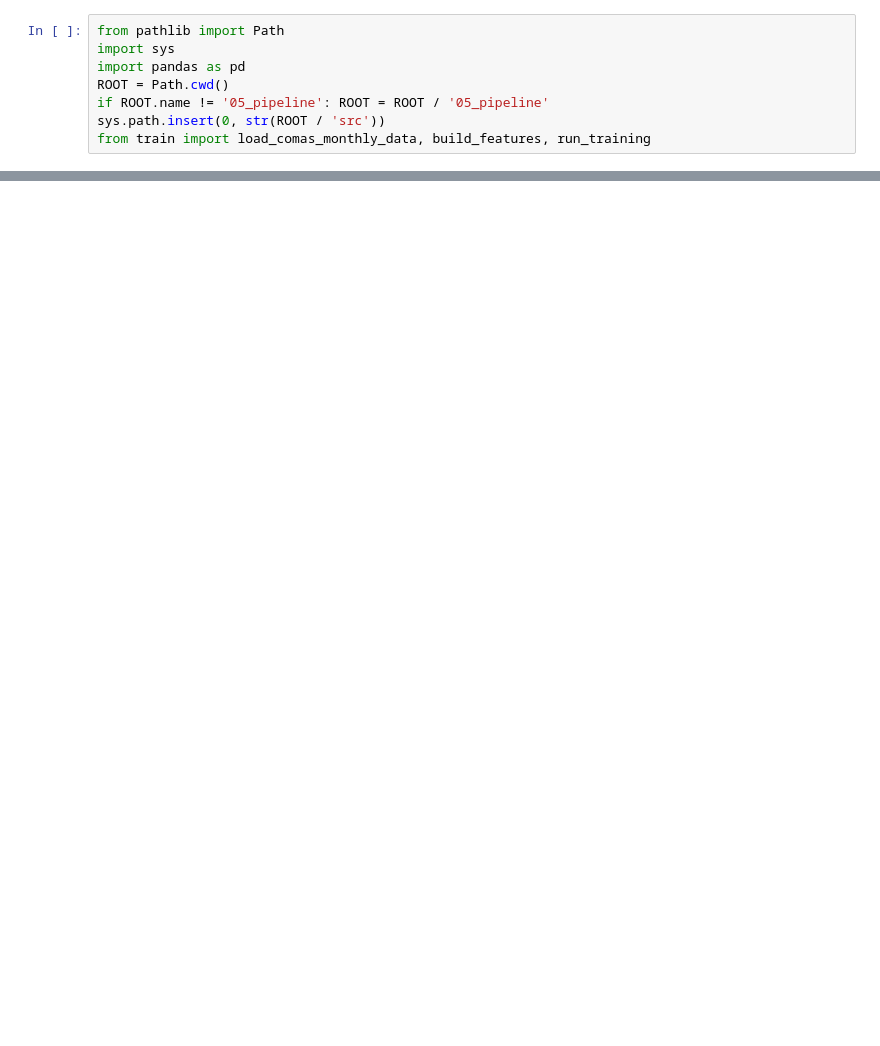
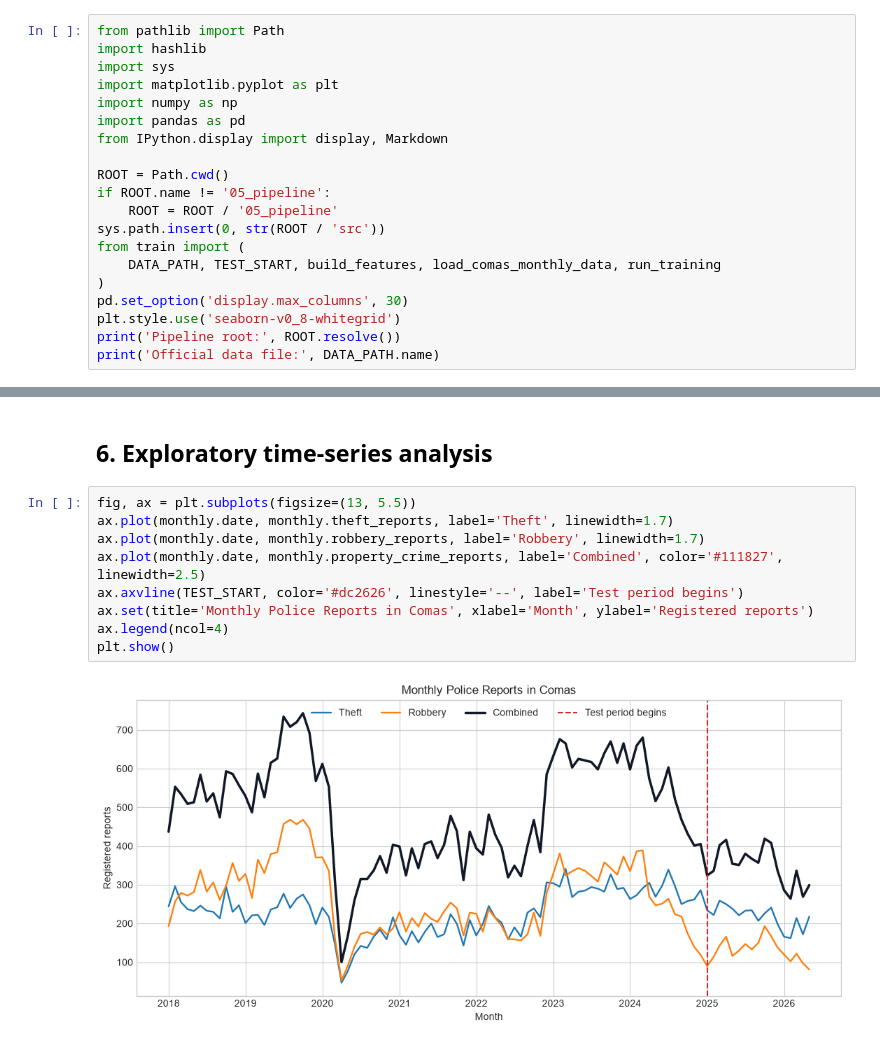
Before and after one commit to enriquehuamanisi92/Huamani-Uriarte-Enrique-Lee, a Jupyter notebook: 05_pipeline/notebook.ipynb, the cells around one changed output, grey strips where cells are left out. Saved outputs shown, nothing was run; the diff lists cells and outputs as text; blank space fills up the shorter version.

```diff
--- a/05_pipeline/notebook.ipynb
+++ b/05_pipeline/notebook.ipynb
@@ -5,8 +15,20 @@ This notebook reproduces the completed real-data workflow using the official agg
 # %%
 from pathlib import Path
+import hashlib
 import sys
+import matplotlib.pyplot as plt
+import numpy as np
 import pandas as pd
+from IPython.display import display, Markdown
+
 ROOT = Path.cwd()
-if ROOT.name != '05_pipeline': ROOT = ROOT / '05_pipeline'
+if ROOT.name != '05_pipeline':
+    ROOT = ROOT / '05_pipeline'
 sys.path.insert(0, str(ROOT / 'src'))
-from train import load_comas_monthly_data, build_features, run_training
+from train import (
+    DATA_PATH, TEST_START, build_features, load_comas_monthly_data, run_training
+)
+pd.set_option('display.max_columns', 30)
+plt.style.use('seaborn-v0_8-whitegrid')
+print('Pipeline root:', ROOT.resolve())
+print('Official data file:', DATA_PATH.name)
@@ -22,0 +133,13 @@ print('Property-crime reports:', int(monthly.property_crime_reports.sum()))
+# %% [markdown]
+## 6. Exploratory time-series analysis
+# %%
+fig, ax = plt.subplots(figsize=(13, 5.5))
+ax.plot(monthly.date, monthly.theft_reports, label='Theft', linewidth=1.7)
+ax.plot(monthly.date, monthly.robbery_reports, label='Robbery', linewidth=1.7)
+ax.plot(monthly.date, monthly.property_crime_reports, label='Combined', color='#111827', linewidth=2.5)
+ax.axvline(TEST_START, color='#dc2626', linestyle='--', label='Test period begins')
+ax.set(title='Monthly Police Reports in Comas', xlabel='Month', ylabel='Registered reports')
+ax.legend(ncol=4)
+plt.show()
+# %% [output]
+[figure, added]
```
Also changed, not shown: parts of 32 cells of this notebook.
